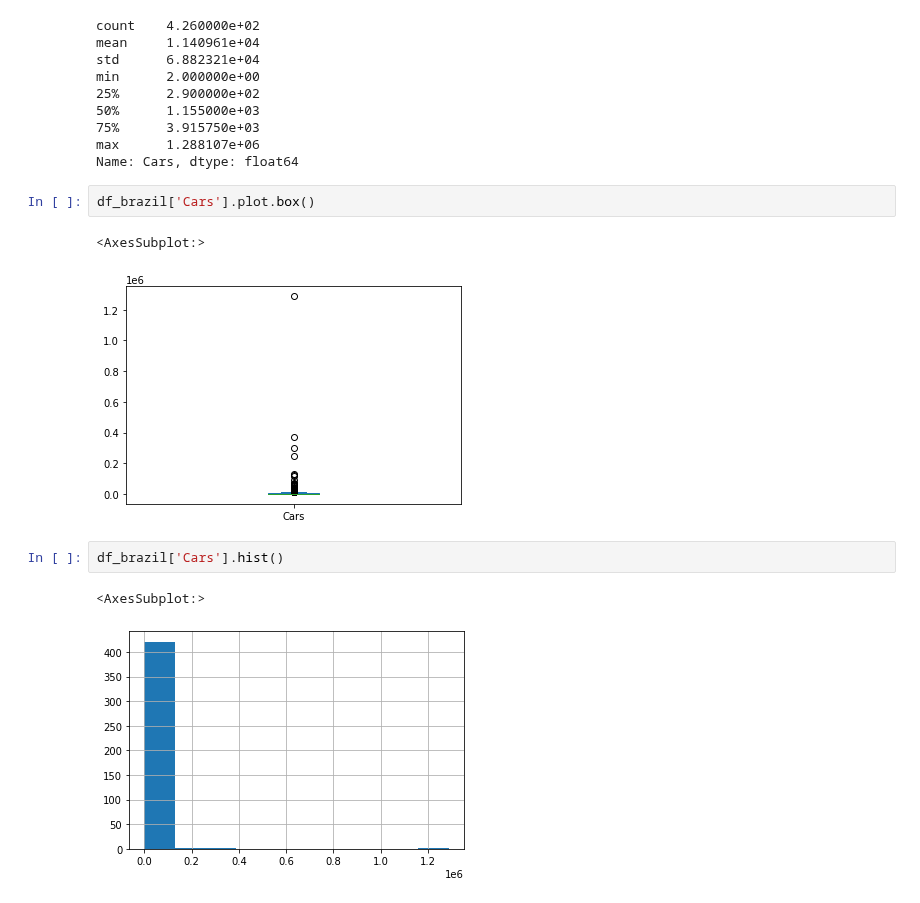
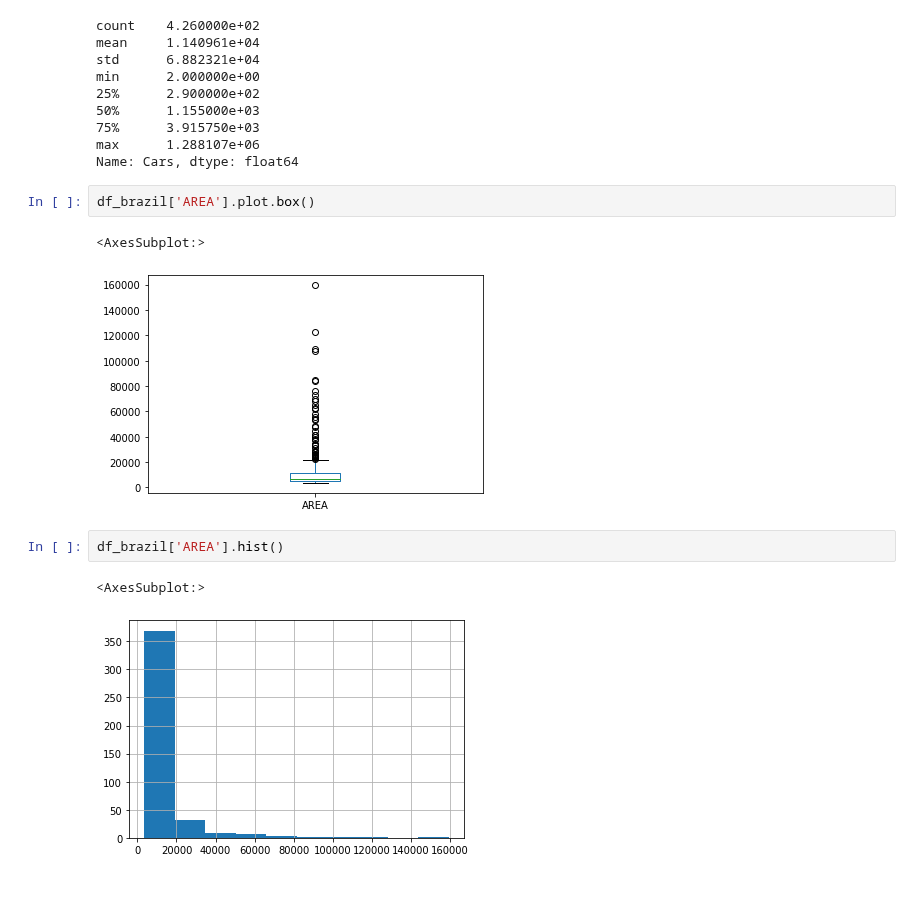
Before and after one commit to leydsonbarros/Brazilian_Cities, a Jupyter notebook: brazilian_cities.ipynb, the cells around one changed output. Cells and saved outputs as stored; diff of their text form.

```diff
--- a/brazilian_cities.ipynb
+++ b/brazilian_cities.ipynb
@@ -246,14 +384,14 @@ min      2.000000e+00
 max      1.288107e+06
 Name: Cars, dtype: float64
 # %%
-df_brazil['Cars'].plot.box()
+df_brazil['AREA'].plot.box()
 # %% [output]
 <AxesSubplot:>
-[figure, old version]
+[figure, new version]
 # %%
-df_brazil['Cars'].hist()
+df_brazil['AREA'].hist()
 # %% [output]
 <AxesSubplot:>
-[figure, old version]
+[figure, new version]
 # %%
  # Como visto em cima , os dados não estão simétricos , então aplicamos log10
```
Also changed, not shown: parts of 28 cells of this notebook.
